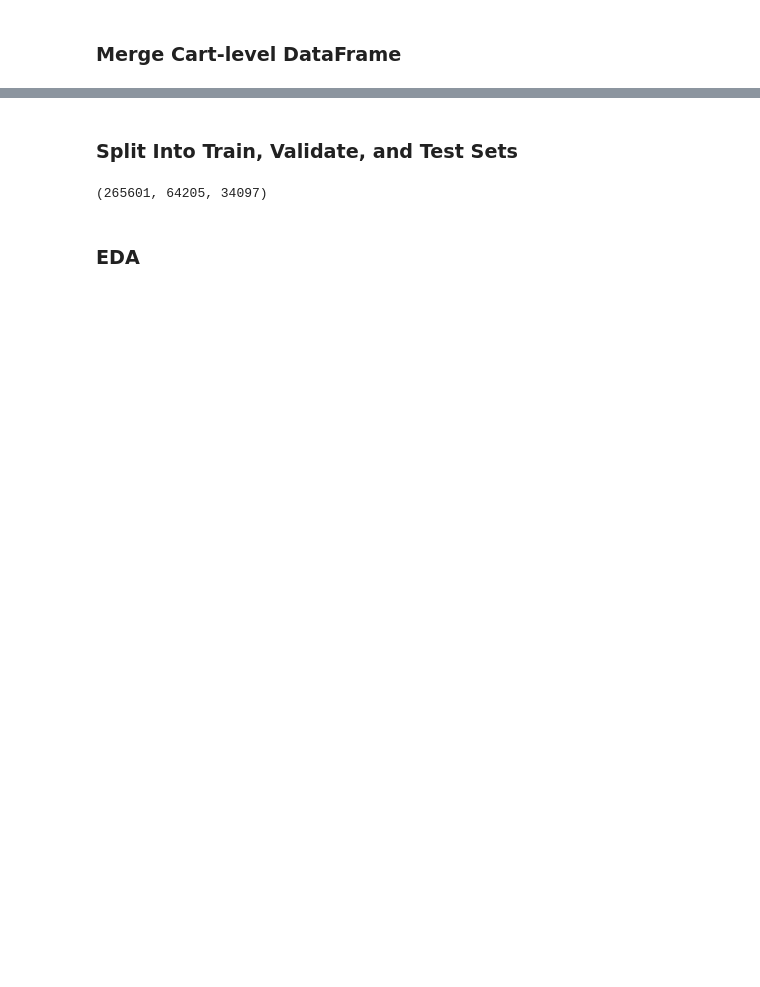
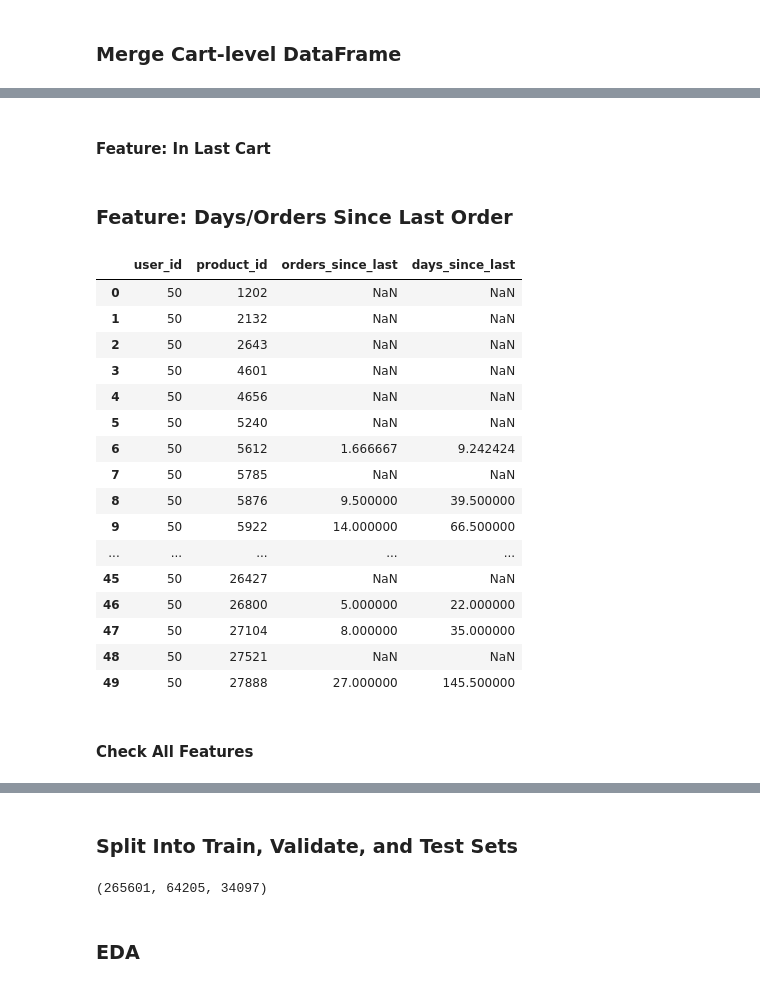
Before and after one commit to lwadya/kaggle_instacart, a Jupyter notebook: work/model_eval.ipynb, the cells around one changed output, grey strips where cells are left out. Saved outputs shown, nothing was run; the diff lists cells and outputs as text; code cells hidden in the pictures; blank space fills up the shorter version.

```diff
--- a/work/model_eval.ipynb
+++ b/work/model_eval.ipynb
@@ -176,0 +167,2 @@ user_product_df.head()
+# %% [markdown]
+#### Feature: In Last Cart
@@ -176,0 +182,59 @@ user_product_df.head()
+# %% [markdown]
+### Feature: Days/Orders Since Last Order
+# %%
+prior_order_nums_df = (orders_prior_df.groupby(['user_id', 'order_id'], as_index=False)
+                                      .agg({'order_number':'first',
+                                            'days_since_prior_order':'first'}))
+prior_order_nums_df = (prior_order_nums_df.drop('days_since_prior_order', axis=1)
+                                          .merge(prior_order_nums_df.drop('order_id', axis=1),
+                                                                          how='left',
+                                                                          on='user_id'))
+
+mask = prior_order_nums_df['order_number_x'] >= prior_order_nums_df['order_number_y']
+prior_order_nums_df = prior_order_nums_df[mask].drop(['user_id', 'order_number_y'], axis=1)
+prior_order_nums_df = (prior_order_nums_df.groupby(['order_id', 'order_number_x'],
+                                                   as_index=False)['days_since_prior_order']
+                                                   .sum())
+prior_order_nums_df.rename(columns={'days_since_prior_order':'days_since_first_order',
+                                    'order_number_x':'order_number'}, inplace=True)
+# %%
+product_prior_since_df = orders_prior_df[['user_id', 'order_id', 'product_id']]
+product_prior_since_df = product_prior_since_df.merge(prior_order_nums_df,
+                                                      how='left',
+                                                      on='order_id')
+
+product_prior_since_df.sort_values(by=['user_id', 'product_id', 'order_number'], inplace=True)
+product_prior_since_df['last_order_number'] =\
+    product_prior_since_df.groupby(['user_id', 'product_id'])['order_number'].shift(1)
+product_prior_since_df['last_days_since_first_order'] =\
+    product_prior_since_df.groupby(['user_id', 'product_id'])['days_since_first_order'].shift(1)
+product_prior_since_df['orders_since_last'] = (product_prior_since_df['order_number'] -
+                                               product_prior_since_df['last_order_number'])
+product_prior_since_df['days_since_last'] = (product_prior_since_df['days_since_first_order'] -
+                                             product_prior_since_df['last_days_since_first_order'])
+
+product_prior_since_df = (product_prior_since_df.groupby(['user_id', 'product_id'], as_index=False)
+                                                .agg({'orders_since_last':'mean',
+                                                      'days_since_last':'mean'}))
+# %%
+product_prior_since_df.head(50)
+# %% [output]
+|  | user_id | product_id | orders_since_last | days_since_last |
+| 0 | 50 | 1202 | NaN | NaN |
+| 1 | 50 | 2132 | NaN | NaN |
+| 2 | 50 | 2643 | NaN | NaN |
+| 3 | 50 | 4601 | NaN | NaN |
+| 4 | 50 | 4656 | NaN | NaN |
+| 5 | 50 | 5240 | NaN | NaN |
+| 6 | 50 | 5612 | 1.666667 | 9.242424 |
+| 7 | 50 | 5785 | NaN | NaN |
+| 8 | 50 | 5876 | 9.500000 | 39.500000 |
+| 9 | 50 | 5922 | 14.000000 | 66.500000 |
+| ... | ... | ... | ... | ... |
+| 45 | 50 | 26427 | NaN | NaN |
+| 46 | 50 | 26800 | 5.000000 | 22.000000 |
+| 47 | 50 | 27104 | 8.000000 | 35.000000 |
+| 48 | 50 | 27521 | NaN | NaN |
+| 49 | 50 | 27888 | 27.000000 | 145.500000 |
+# %% [markdown]
+#### Check All Features
```
Also changed, not shown: parts of 23 cells of this notebook.
